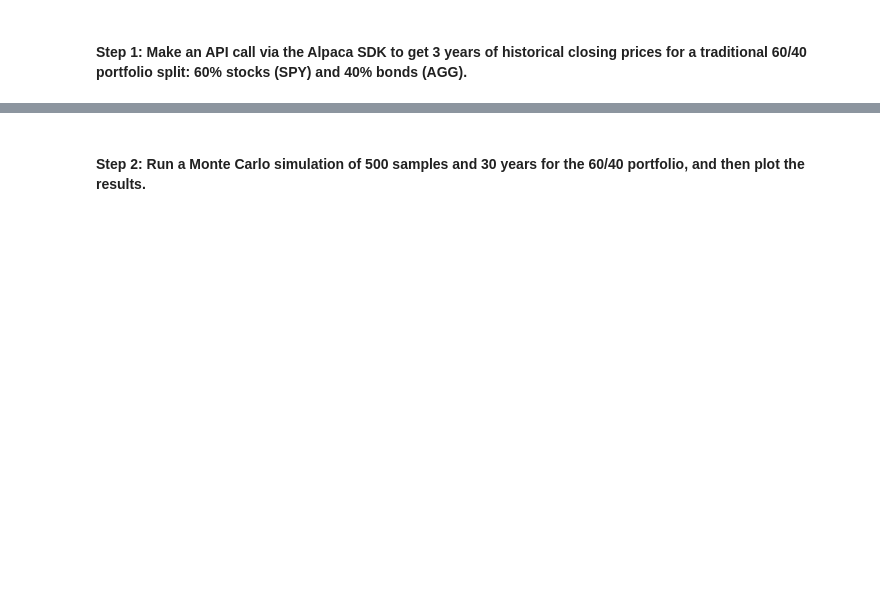
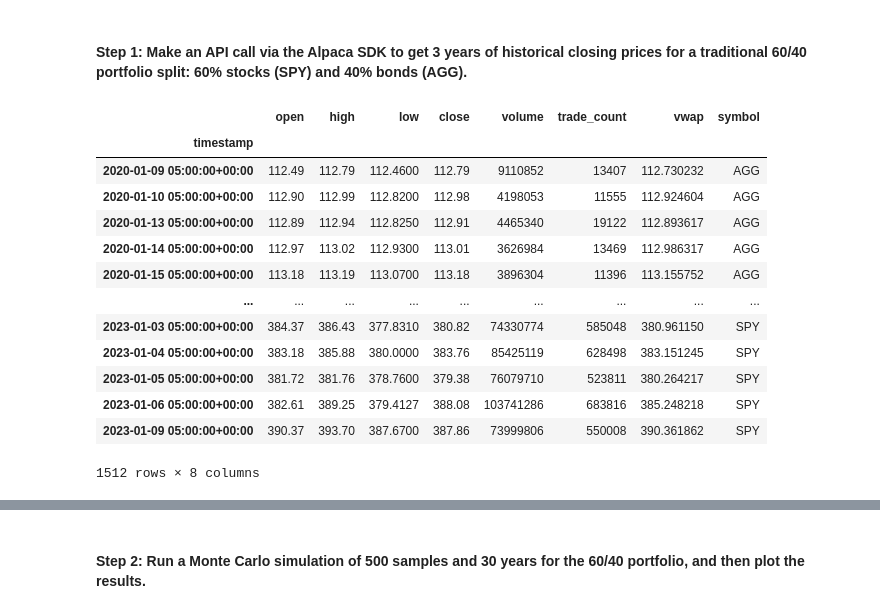
Before and after one commit to marvinlee100/Module_5_Challenge_FINAL, a Jupyter notebook: Challenge_Files/financial_planning_tools.ipynb, the cells around one changed output, grey strips where cells are left out. Drawn from its saved outputs; the diff is of its cells as text; code cells hidden in the pictures; blank space fills up the shorter version.

```diff
--- a/Challenge_Files/financial_planning_tools.ipynb
+++ b/Challenge_Files/financial_planning_tools.ipynb
@@ -409,17 +493,41 @@ In this section, you’ll use the MCForecastTools library to create a Monte Carl
 # %%
 # Use the Alpaca get_bars function to make the API call to get the 3 years worth of pricing data
 # The tickers and timeframe parameters should have been set in Part 1 of this activity
 # The start and end dates should be updated with the information set above
 # Remember to add the df property to the end of the call so the response is returned as a DataFrame
-# YOUR CODE HERE
+prices_data_df = alpaca.get_bars(
+    tickers,
+    timeframe,
+    start = start_date,
+    end = end_date
+).df
+
+# Check how 'prices_data_df' looks now
+display(prices_data_df)
 
 # Reorganize the DataFrame
 # Separate ticker data
-# YOUR CODE HERE
+SPY = prices_data_df[prices_data_df['symbol']=='SPY'].drop('symbol', axis = 1)
+AGG = prices_data_df[prices_data_df['symbol']=='AGG'].drop('symbol', axis = 1)
 
 # Concatenate the ticker DataFrames
-# YOUR CODE HERE
+prices_data_df = pd.concat([SPY, AGG], axis = 1, keys = ["SPY", "AGG"])
 
 # Display both the first and last five rows of the DataFrame
-# YOUR CODE HERE
-# YOUR CODE HERE
+display((prices_data_df).head())
+display((prices_data_df).head())
+# %% [output]
+|  | open | high | low | close | volume | trade_count | vwap | symbol |
+| timestamp |  |  |  |  |  |  |  |  |
+| 2020-01-09 05:00:00+00:00 | 112.49 | 112.79 | 112.4600 | 112.79 | 9110852 | 13407 | 112.730232 | AGG |
+| 2020-01-10 05:00:00+00:00 | 112.90 | 112.99 | 112.8200 | 112.98 | 4198053 | 11555 | 112.924604 | AGG |
+| 2020-01-13 05:00:00+00:00 | 112.89 | 112.94 | 112.8250 | 112.91 | 4465340 | 19122 | 112.893617 | AGG |
+| 2020-01-14 05:00:00+00:00 | 112.97 | 113.02 | 112.9300 | 113.01 | 3626984 | 13469 | 112.986317 | AGG |
+| 2020-01-15 05:00:00+00:00 | 113.18 | 113.19 | 113.0700 | 113.18 | 3896304 | 11396 | 113.155752 | AGG |
+| ... | ... | ... | ... | ... | ... | ... | ... | ... |
+| 2023-01-03 05:00:00+00:00 | 384.37 | 386.43 | 377.8310 | 380.82 | 74330774 | 585048 | 380.961150 | SPY |
+| 2023-01-04 05:00:00+00:00 | 383.18 | 385.88 | 380.0000 | 383.76 | 85425119 | 628498 | 383.151245 | SPY |
+| 2023-01-05 05:00:00+00:00 | 381.72 | 381.76 | 378.7600 | 379.38 | 76079710 | 523811 | 380.264217 | SPY |
+| 2023-01-06 05:00:00+00:00 | 382.61 | 389.25 | 379.4127 | 388.08 | 103741286 | 683816 | 385.248218 | SPY |
+| 2023-01-09 05:00:00+00:00 | 390.37 | 393.70 | 387.6700 | 387.86 | 73999806 | 550008 | 390.361862 | SPY |
+1512 rows × 8 columns
```
Also changed, not shown: parts of 41 cells of this notebook.
